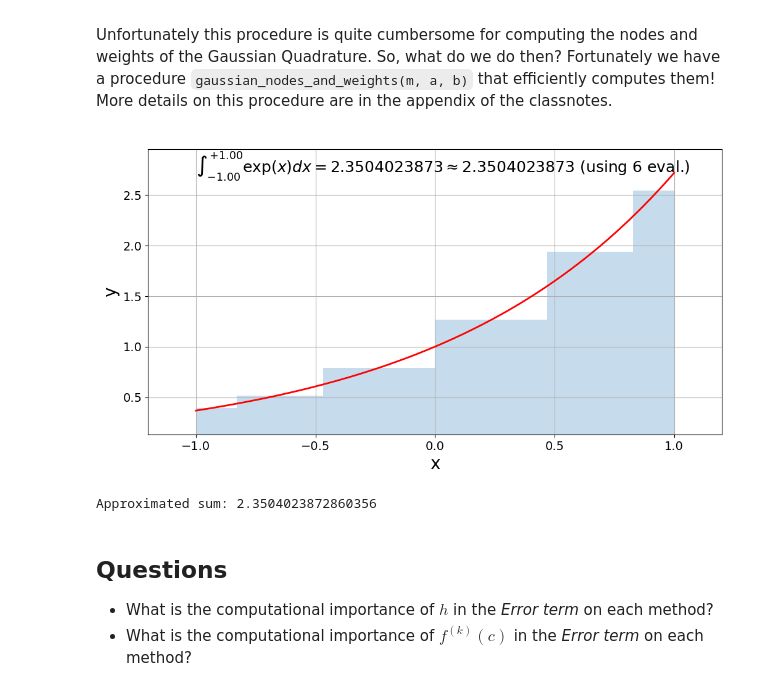
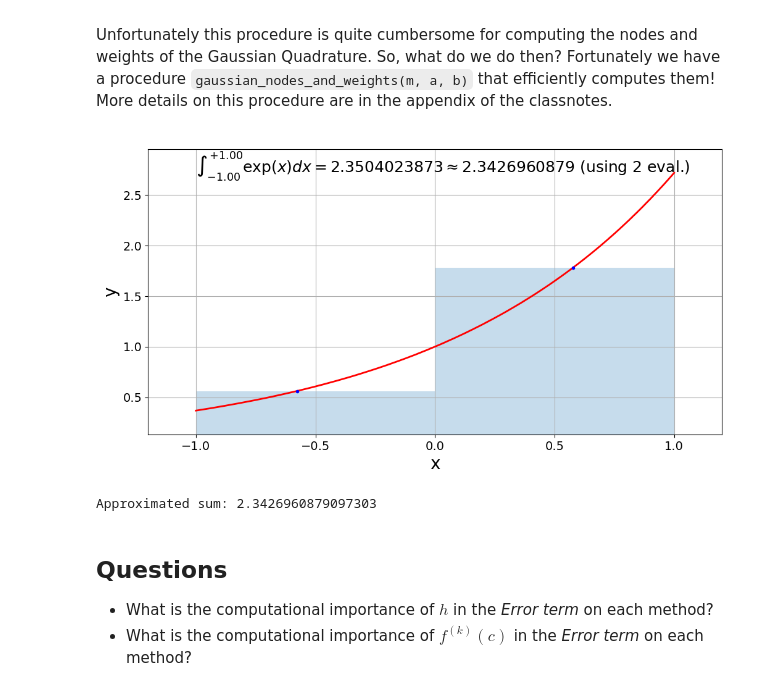
Before and after one commit to tclaudioe/Scientific-Computing-V3, a Jupyter notebook: 08_Numerical_Integration.ipynb, the cells around one changed output. Saved outputs shown, nothing was run; the diff lists cells and outputs as text; code cells hidden in the pictures.

Commit message:
Update 08_Numerical_Integration.ipynb
Fixing bug in Gaussian Quadrature for m=1 and adding blue dots in plots

```diff
--- a/08_Numerical_Integration.ipynb
+++ b/08_Numerical_Integration.ipynb
@@ -62,7 +62,7 @@ The next function will allow to visualize a graphical interpretation of the diff
 ###########################################################################
 # General plotting framework
 ###########################################################################
-def plot(f, xbin, ybin, int_val, m, text, a, b, figname='', type_quadrature='close', save_file=False):
+def plot(f, xbin, ybin, int_val, m, text, a, b, xi, figname='', type_quadrature='close', save_file=False):
     plt.figure(figsize=(12,6))
     n = 201
     # Get a representation of f as a continuous function
@@ -70,6 +70,7 @@ def plot(f, xbin, ybin, int_val, m, text, a, b, figname='', type_quadrature='clo
     y = f(x)
     # Plot the function
     plt.plot(x, y, 'r', lw=2.0)
+    plt.plot(xi, f(xi), 'b.', lw=2.0)
     plt.grid(True)
     # Plot the interpolation
     plt.fill_between(xbin, 0, ybin, alpha=0.25, lw=2.0)
@@ -286,7 +287,7 @@ This is wonderful!
 # %%
 def simpsons(myfun, m, a, b, verbose=False, text="", figname="", save_file=False):
     f = np.vectorize(myfun)
-    x = np.linspace(a, b, m+1)
+    xi = np.linspace(a, b, m+1)
     if m%2==1:
         if verbose: print("Simpson's rule is only applicable to an even number of segments.")
         return np.nan
@@ -294,10 +295,10 @@ def simpsons(myfun, m, a, b, verbose=False, text="", figname="", save_file=False
     w = np.full(m+1,h/3)
     w[1:-1:2]*=4
     w[2:-1:2]*=2
-    int_val = np.dot(f(x),w)
+    int_val = np.dot(f(xi),w)
     if verbose:
-        xbin, ybin = simpsons_bins(f, x)
-        plot(f, xbin, ybin, int_val, m, text, a, b, figname, save_file=save_file)
+        xbin, ybin = simpsons_bins(f, xi)
+        plot(f, xbin, ybin, int_val, m, text, a, b, xi, figname, save_file=save_file)
     return int_val
 
 def simpsons_bins(f, xg):
@@ -314,7 +315,7 @@ def simpsons_bins(f, xg):
         ybin.extend(list(y))
     return np.array(xbin), np.array(ybin)
 
-m=20
+m=4
 print('Approximated sum: {0}'.format(simpsons(myfun, m, a, b,
     verbose=True, text=text, figname="simpsons_%d.png"%m)))
 # %% [output]
@@ -351,13 +352,16 @@ More details on this procedure are in the appendix of the classnotes.
 # computation time.
 def gaussian_nodes_and_weights(m, a, b):
     if m==1:
-        return np.array([1]), np.array([2])
-    beta = .5 / np.sqrt(1.-(2.*np.arange(1.,m))**(-2))
-    T = np.diag(beta,1) + np.diag(beta,-1)
-    D, V = np.linalg.eigh(T)
-    x = D
+        x=np.array([0.])
+        w=np.array([2.])
+    else:
+        beta = .5 / np.sqrt(1.-(2.*np.arange(1.,m))**(-2))
+        T = np.diag(beta,1) + np.diag(beta,-1)
+        D, V = np.linalg.eigh(T)
+        x = D
+        w = 2*V[0,:]**2
+    # Change of variable from [-1,1] to [a,b]
     x = .5 * ((b-a)*x + b + a)
-    w = 2*V[0,:]**2
     w = .5*(b-a)*w
     return x, w
 
@@ -374,15 +378,15 @@ for i in [216, 1024]:
 def gaussianquad(myfun, m, a, b, verbose=False, text="", figname="", save_file=False, use_precomputed_values=True):
     f = np.vectorize(myfun)
     if use_precomputed_values or m>100:
-        x, w = gaussian_nodes_and_weights(m, a, b)
+        xi, w = gaussian_nodes_and_weights(m, a, b)
     else:
-        x, w = gaussian_nodes_and_weights_precomputed_canonical[m]
-        x = .5 * ((b-a)*x + b + a)
+        xi, w = gaussian_nodes_and_weights_precomputed_canonical[m]
+        xi = .5 * ((b-a)*xi + b + a)
         w = .5*(b-a)*w
-    int_val = np.dot(f(x),w)
+    int_val = np.dot(f(xi),w)
     if verbose:
-        xbin, ybin = gaussian_bins(f, x, w)
-        plot(f, xbin, ybin, int_val, m, text, a, b, figname, type_quadrature='open', save_file=save_file)
+        xbin, ybin = gaussian_bins(f, xi, w)
+        plot(f, xbin, ybin, int_val, m, text, a, b, xi, figname, type_quadrature='open', save_file=save_file)
     return int_val
 
 def gaussian_bins(f, x, w):
@@ -392,12 +396,12 @@ def gaussian_bins(f, x, w):
     ybin = np.vstack([z[:], z[:]]).flatten('F')
     return np.array(xbin), np.array(ybin)
 # %%
-m = 6
+m = 2
 print('Approximated sum: {0}'.format(gaussianquad(myfun, m, a, b, verbose=True,
                                     text=text, figname="gaussianquad_%d.png"%m)))
 # %% [output]
-[figure, old version]
+[figure, new version]
-Approximated sum: 2.3504023872860356
+Approximated sum: 2.3426960879097303
 # %% [markdown]
 ## Questions
 - What is the computational importance of $h$ in the _Error term_ on each method?
```
Also changed, not shown: parts of 8 cells of this notebook.
